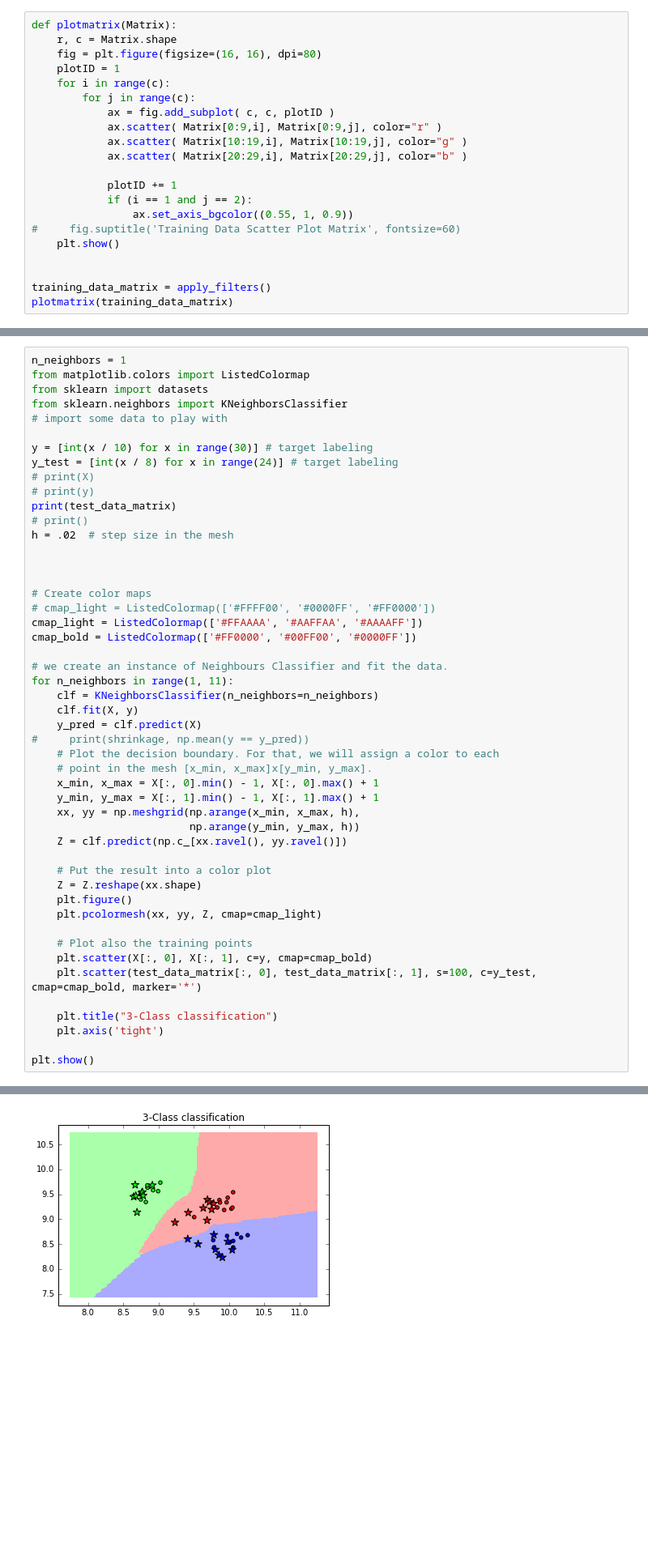
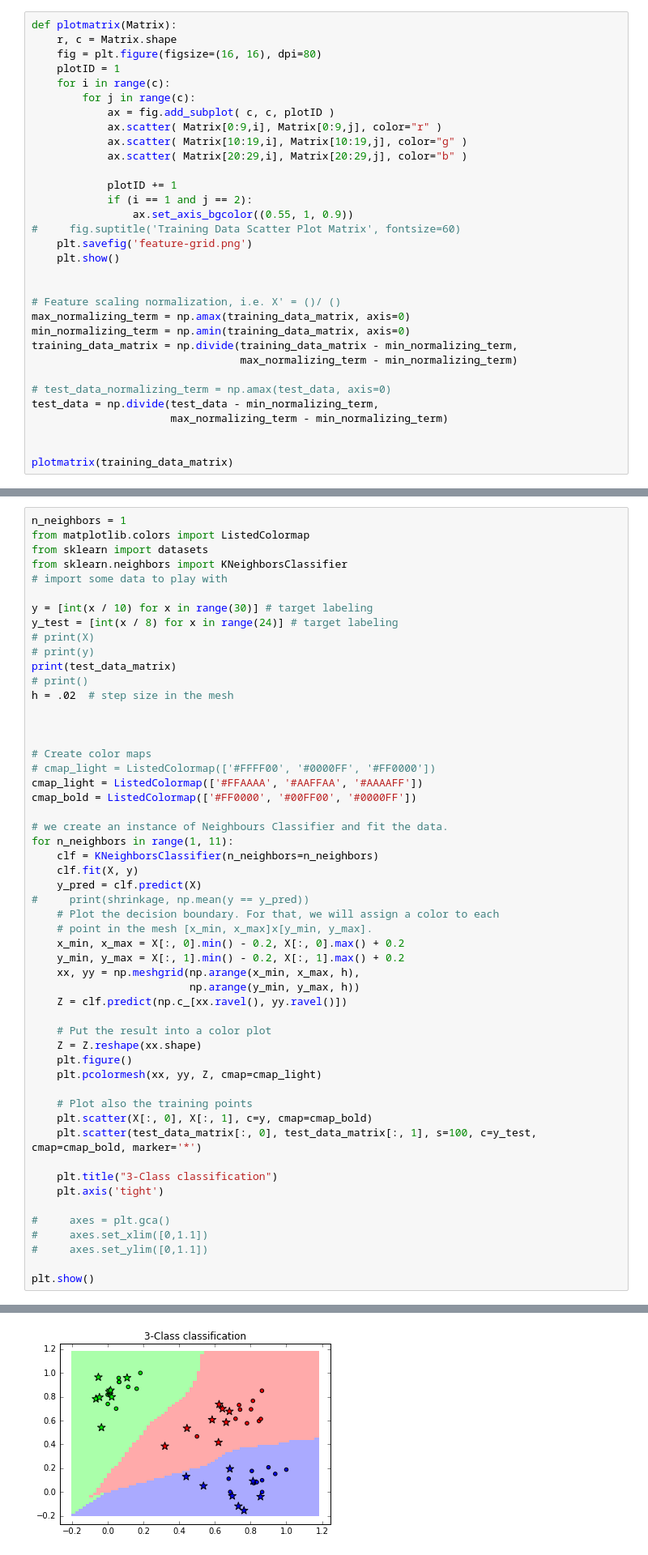
Before and after one commit to mika018/Character-Recognition-Classifier, a Jupyter notebook: cw2.ipynb, the cells around one changed output, grey strips where cells are left out. Shown: that part at 81% size. Cells and saved outputs as stored; diff of their text form; blank space fills up the shorter version.

Commit message:
Apply feature scaling

```diff
--- a/cw2.ipynb
+++ b/cw2.ipynb
@@ -511,9 +533,20 @@ def plotmatrix(Matrix):
             if (i == 1 and j == 2):
                 ax.set_axis_bgcolor((0.55, 1, 0.9))
 #     fig.suptitle('Training Data Scatter Plot Matrix', fontsize=60)
+    plt.savefig('feature-grid.png')
     plt.show()
 
 
-training_data_matrix = apply_filters()
+# Feature scaling normalization, i.e. X' = ()/ ()
+max_normalizing_term = np.amax(training_data_matrix, axis=0)
+min_normalizing_term = np.amin(training_data_matrix, axis=0)
+training_data_matrix = np.divide(training_data_matrix - min_normalizing_term,
+                                 max_normalizing_term - min_normalizing_term)
+
+# test_data_normalizing_term = np.amax(test_data, axis=0)
+test_data = np.divide(test_data - min_normalizing_term,
+                      max_normalizing_term - min_normalizing_term)
+
+
 plotmatrix(training_data_matrix)
 # %% [output]
@@ -615,8 +612,8 @@ for n_neighbors in range(1, 11):
 #     print(shrinkage, np.mean(y == y_pred))
     # Plot the decision boundary. For that, we will assign a color to each
     # point in the mesh [x_min, x_max]x[y_min, y_max].
-    x_min, x_max = X[:, 0].min() - 1, X[:, 0].max() + 1
-    y_min, y_max = X[:, 1].min() - 1, X[:, 1].max() + 1
+    x_min, x_max = X[:, 0].min() - 0.2, X[:, 0].max() + 0.2
+    y_min, y_max = X[:, 1].min() - 0.2, X[:, 1].max() + 0.2
     xx, yy = np.meshgrid(np.arange(x_min, x_max, h),
                          np.arange(y_min, y_max, h))
     Z = clf.predict(np.c_[xx.ravel(), yy.ravel()])
@@ -633,5 +630,9 @@ for n_neighbors in range(1, 11):
     plt.title("3-Class classification")
     plt.axis('tight')
 
+#     axes = plt.gca()
+#     axes.set_xlim([0,1.1])
+#     axes.set_ylim([0,1.1])
+
 plt.show()
 # %% [output]
@@ -656 +657 @@ plt.show()
-[figure, old version]
+[figure, new version]
```
Also changed, not shown: parts of 5 cells of this notebook, 1 other file.
